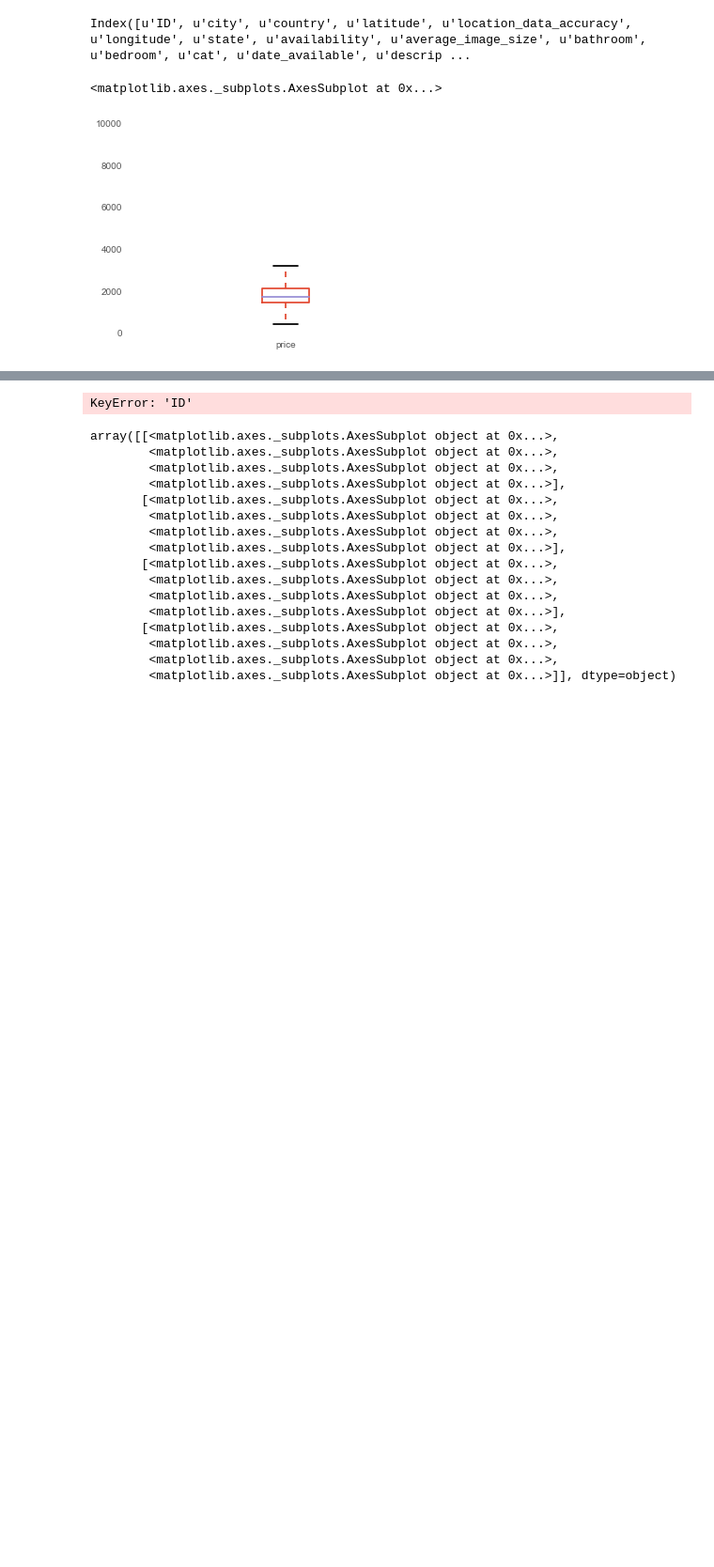
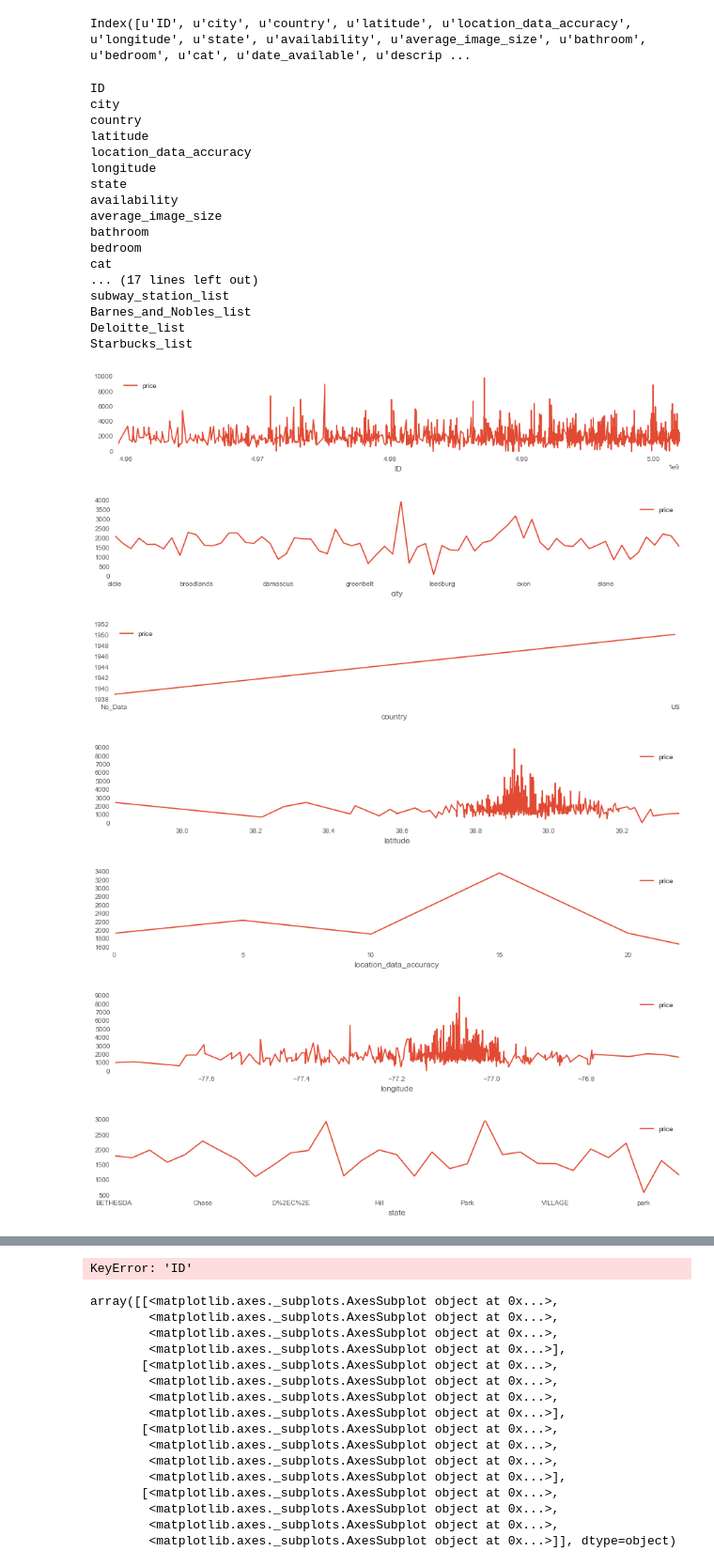
Before and after one commit to Alexjmsherman/General_Assembly_Final_Project, a Jupyter notebook: Final_Project/4. Final_Project_Data_Visualization.ipynb, the cells around one changed output, grey strips where cells are left out. Shown at 94% size. Saved outputs shown, nothing was run; the diff lists cells and outputs as text; code cells hidden in the pictures; blank space fills up the shorter version.

Commit message:
Add categorical fields to linear and logistic model parameters

```diff
--- a/Final_Project/4. Final_Project_Data_Visualization.ipynb
+++ b/Final_Project/4. Final_Project_Data_Visualization.ipynb
@@ -31,8 +32,40 @@ data.describe()
 data.columns
 # %% [output]
 Index([u'ID', u'city', u'country', u'latitude', u'location_data_accuracy', u'longitude', u'state', u'availability', u'average_image_size', u'bathroom', u'bedroom', u'cat', u'date_available', u'descrip ...
-# %%
-data[['price']].plot(kind='box')
-# %% [output]
-<matplotlib.axes._subplots.AxesSubplot at 0x...>
-[figure, removed]
+# %%
+def group_fields_by_price(field):
+    print field
+    if field == 'longitude':
+        data[(data.longitude < -76.5) & (data.longitude > -78)].groupby('longitude')[['price']].mean().plot(figsize=(15, 2))
+    elif field == 'latitude':
+        data[(data.latitude > 36)].groupby('latitude')[['price']].mean().plot(figsize=(15, 2))
+    else:
+        data.groupby(field)[['price']].mean().plot(figsize=(15, 2))
+# %%
+for field in data.columns:
+    group_fields_by_price(field)
+# %% [output]
+ID
+city
+country
+latitude
+location_data_accuracy
+longitude
+state
+availability
+average_image_size
+bathroom
+bedroom
+cat
+... (17 lines left out)
+subway_station_list
+Barnes_and_Nobles_list
+Deloitte_list
+Starbucks_list
+[figure, added]
+[figure, added]
+[figure, added]
+[figure, added]
+[figure, added]
+[figure, added]
+[figure, added]
```
Also changed, not shown: parts of 6 cells of this notebook.
